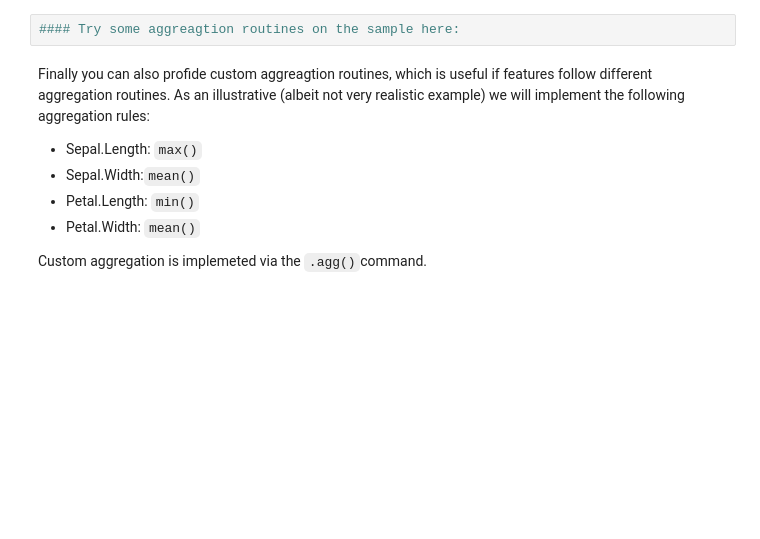
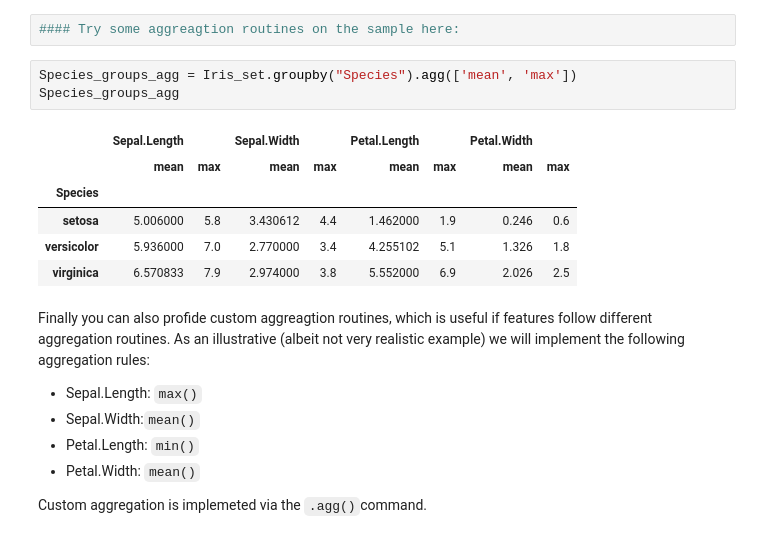
Before and after one commit to IS3UniCologne/DSML_2022, a Jupyter notebook: 03_Workshops/DSML_WS_03_Pandas/DSML_WS_03_Pandas.ipynb, the cells around one changed output. Drawn from its saved outputs; the diff is of its cells as text; blank space fills up the shorter version.

```diff
--- a/03_Workshops/DSML_WS_03_Pandas/DSML_WS_03_Pandas.ipynb
+++ b/03_Workshops/DSML_WS_03_Pandas/DSML_WS_03_Pandas.ipynb
@@ -972,6 +996,16 @@ Species_groups_min
 | virginica | 4.9 | 2.2 | 4.5 | 1.4 |
 # %%
 #### Try some aggreagtion routines on the sample here:
+# %%
+Species_groups_agg = Iris_set.groupby("Species").agg(['mean', 'max'])
+Species_groups_agg
+# %% [output]
+|  | Sepal.Length |  | Sepal.Width |  | Petal.Length |  | Petal.Width |  |
+|  | mean | max | mean | max | mean | max | mean | max |
+| Species |  |  |  |  |  |  |  |  |
+| setosa | 5.006000 | 5.8 | 3.430612 | 4.4 | 1.462000 | 1.9 | 0.246 | 0.6 |
+| versicolor | 5.936000 | 7.0 | 2.770000 | 3.4 | 4.255102 | 5.1 | 1.326 | 1.8 |
+| virginica | 6.570833 | 7.9 | 2.974000 | 3.8 | 5.552000 | 6.9 | 2.026 | 2.5 |
 # %% [markdown]
 Finally you can also profide custom aggreagtion routines, which is useful if features follow different aggregation routines. As an illustrative (albeit not very realistic example) we will implement the following aggregation rules:
 
```
Also changed, not shown: parts of 18 cells of this notebook.
